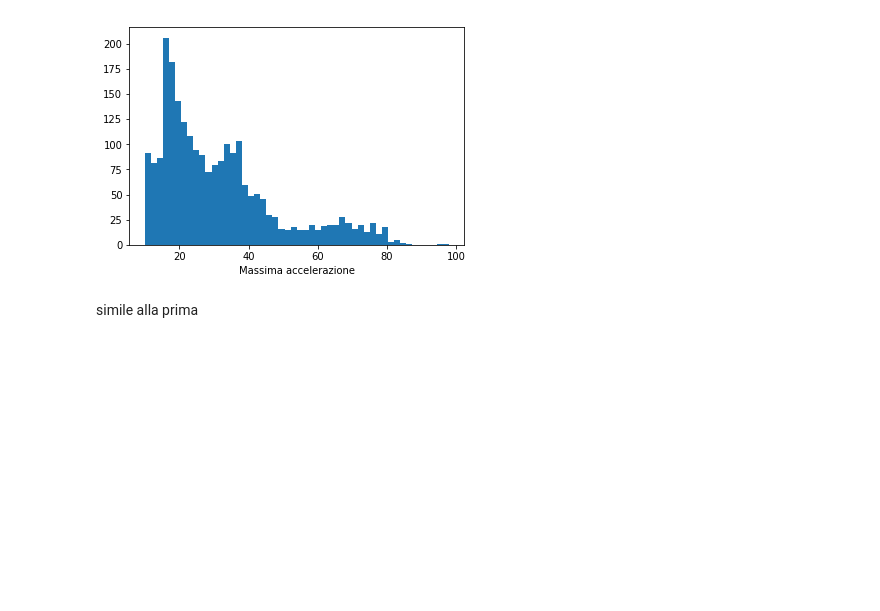
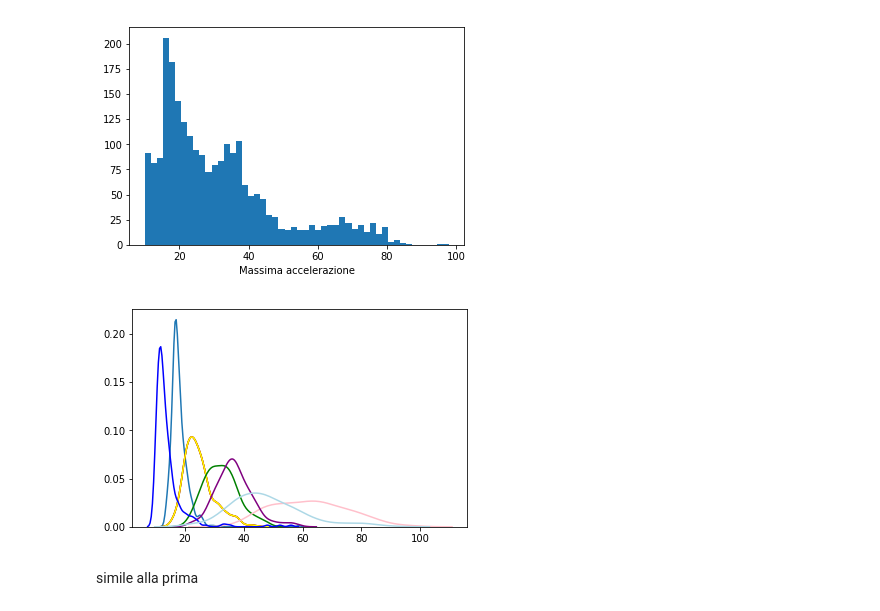
Before and after one commit to DedZago/msbd, a Jupyter notebook: esplorativa_anna.ipynb, the cells around one changed output. Drawn from its saved outputs; the diff is of its cells as text; code cells hidden in the pictures; blank space fills up the shorter version.

```diff
--- a/esplorativa_anna.ipynb
+++ b/esplorativa_anna.ipynb
@@ -303,6 +328,27 @@ plt.xlabel('Massima accelerazione')
 # %% [output]
 Text(0.5, 0, 'Massima accelerazione')
 [figure]
+# %%
+mac = maxA[y=="camminata"]
+mact = maxA[y=="camminata_tasca"]
+maco = maxA[y=="corsa"]
+macot = maxA[y=="corsa_tasca"]
+mas = maxA[y=="shake"]
+maq = maxA[y=="quotidiano"]
+masc = maxA[y=="scale"]
+
+sns.distplot(mac, hist=False)
+sns.distplot(mact, hist=False, color="black")
+sns.distplot(mact, hist=False,color = 'red')
+sns.distplot(mact, hist=False,color = 'yellow')
+sns.distplot(maco, hist=False,color = 'green')
+sns.distplot(macot, hist=False,color = 'pink')
+sns.distplot(mas, hist=False,color = 'purple')
+sns.distplot(maq, hist=False,color = 'blue')
+sns.distplot(masc, hist=False,color = 'lightblue')
+plt.show()
+# %% [output]
+[figure, added]
 # %% [markdown]
 simile alla prima
 # %%
```
Also changed, not shown: parts of 22 cells of this notebook, 1 other file.
